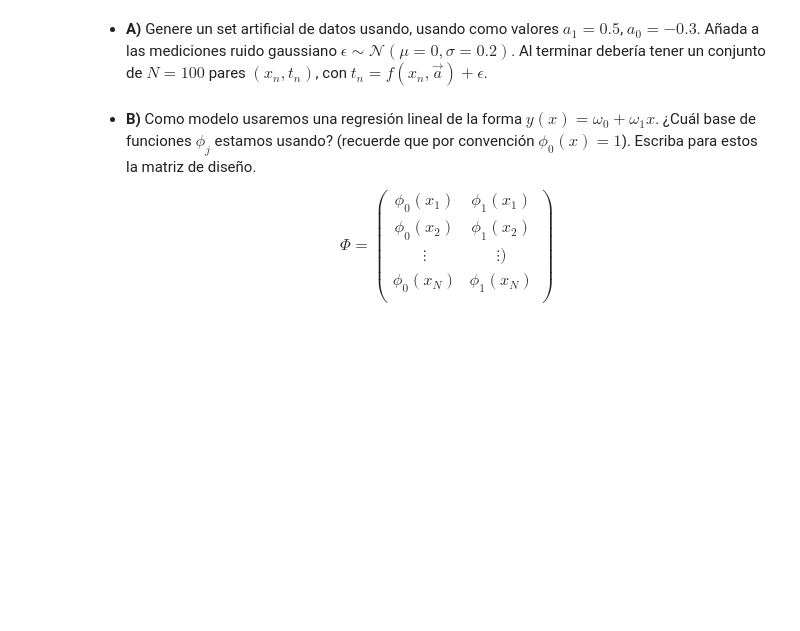
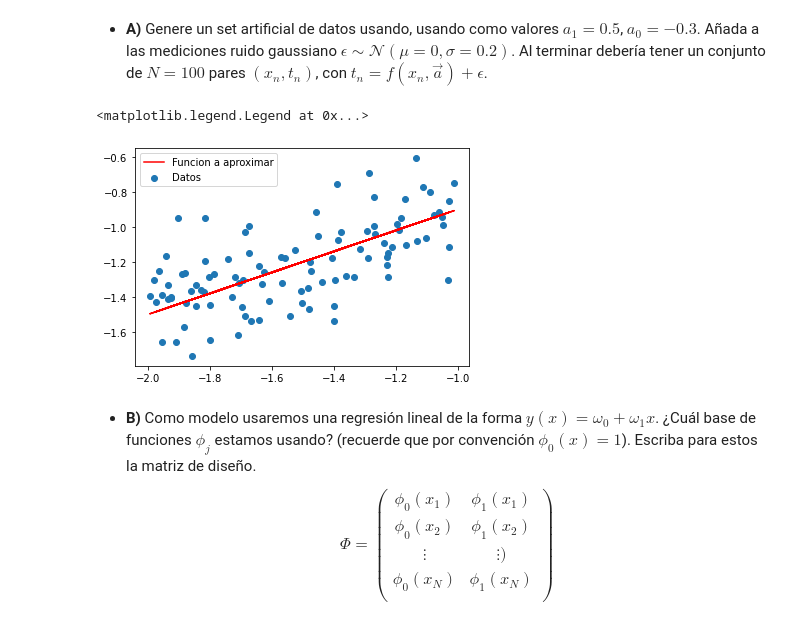
Before and after one commit to JavierGold/ML_UNSAM-2-2020, a Jupyter notebook: Solucion_Ejercicios_Modelos_Lineales.ipynb, the cells around one changed output. Cells and saved outputs as stored; diff of their text form; code cells hidden in the pictures; blank space fills up the shorter version.

```diff
--- a/Solucion_Ejercicios_Modelos_Lineales.ipynb
+++ b/Solucion_Ejercicios_Modelos_Lineales.ipynb
@@ -28,6 +28,20 @@ Como primer ejemplo de regresión lineal, tratemos de fittear los parametros $a_
 * **A)** Genere un set artificial de datos usando, usando como valores $a_{1} = 0.5$, $a_{0}= -0.3$. Añada a las mediciones ruido gaussiano  $\epsilon \sim \mathcal{N}(\mu=0, \sigma = 0.2)$.
 Al terminar debería tener un conjunto de $N= 100$  pares $(x_n,t_n)$, con
 $t_n = f(x_n,\vec{a}) + \epsilon$.
+# %%
+np.random.seed(42)
+a0, a1 = -0.3, 0.6
+var = 0.2
+N = 100
+x = -2.0 + np.random.rand(N)
+f = a0+a1*x
+t = a0+a1*x+var*np.random.randn(N)
+plt.scatter(x,t,label='Datos')
+plt.plot(x,f,color='red',label='Funcion a aproximar')
+plt.legend(loc='upper left')
+# %% [output]
+<matplotlib.legend.Legend at 0x...>
+[figure, added]
 # %% [markdown]
 * **B)** Como modelo usaremos una regresión lineal de la forma $y(x) = \omega_0 + \omega_1 x$. ¿Cuál base de funciones $\phi_j$ estamos usando? (recuerde que por convención $\phi_0(x)=1$).
 Escriba para estos la matriz de diseño.
```
Also changed, not shown: parts of 2 cells of this notebook.
